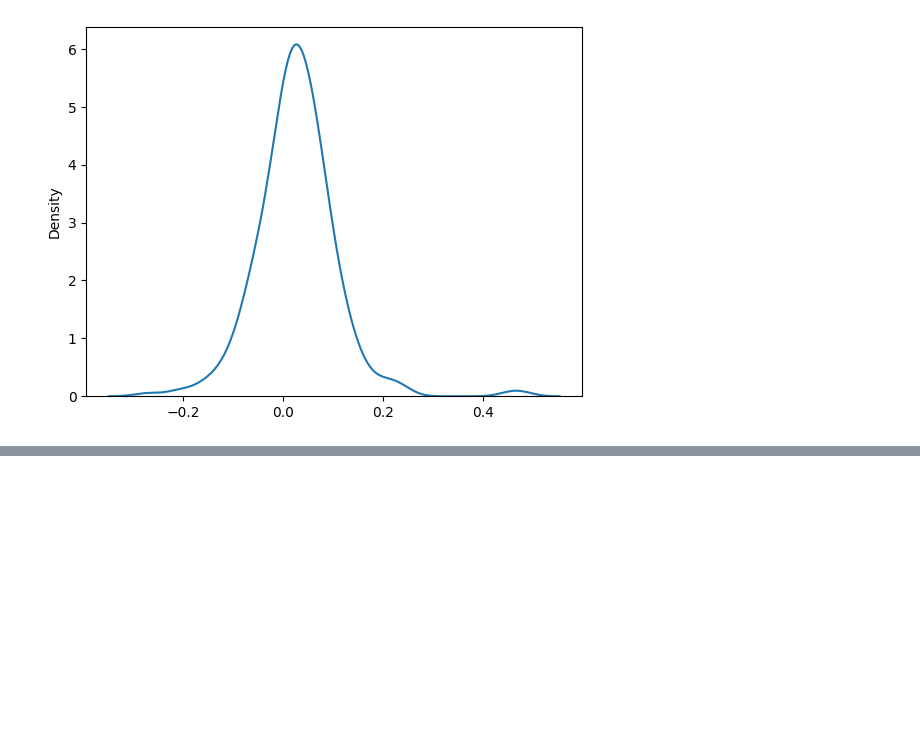
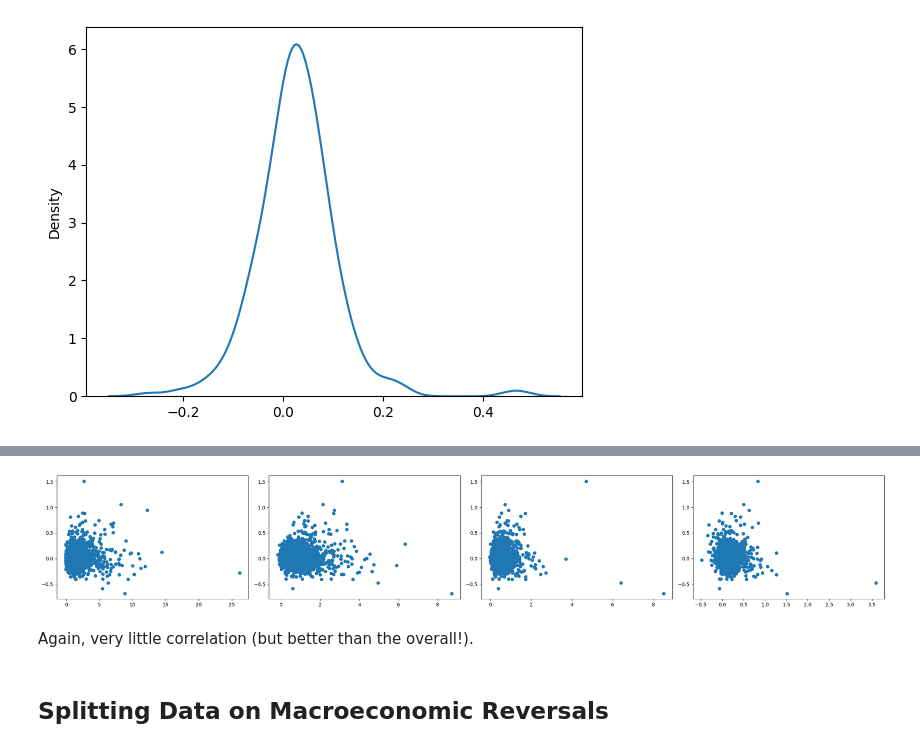
Before and after one commit to zdravoj/stock-bot, a Jupyter notebook: trading_sandbox.ipynb, the cells around one changed output, grey strips where cells are left out. Cells and saved outputs as stored; diff of their text form; code cells hidden in the pictures; blank space fills up the shorter version.

Commit message:
exploration in applying linear regression to cascading strategy

```diff
--- a/trading_sandbox.ipynb
+++ b/trading_sandbox.ipynb
@@ -1198,0 +1226,37 @@ sns.kdeplot(strategy_returns_pct);
+# %%
+# dataframe of cascading percent returns (12, 6, 3, & 1 month, & returns)
+def cascading_momentum_monthly_df(analysis_month_end, return_month_end, monthly_returns_df, twelve_m, six_m, three_m):
+    top10 = get_top10_momentum_stocks(analysis_month_end, sp500_12m, sp500_6m, sp500_3m)
+    top10_12m = twelve_m.loc[analysis_month_end, top10]
+    top10_6m = six_m.loc[analysis_month_end, top10]
+    top10_3m = three_m.loc[analysis_month_end, top10]
+    top10_1m = monthly_returns_df.loc[analysis_month_end, top10]
+    pct_returns = monthly_returns_df.loc[return_month_end, top10]
+
+    return_df = pd.DataFrame(
+        data= zip(top10_12m, top10_6m, top10_3m, top10_1m, pct_returns),
+        columns= ['12m', '6m', '3m', '1m', 'return'],
+        index= top10
+    )
+
+    return return_df.apply(lambda x: x-1)
+# %%
+# analysis and return months for testing
+analysis_months = sp500_12m.index[:-1]
+return_months = sp500_12m.index[1:]
+# %%
+# dataframe for regression
+strategy_lr_df = pd.concat(
+    [
+        cascading_momentum_monthly_df(
+                analysis_month_end= analysis_months[i],
+                return_month_end= return_months[i],
+                monthly_returns_df= sp500_monthly_pct_ret,
+                twelve_m= sp500_12m,
+                six_m= sp500_6m,
+                three_m= sp500_3m
+        ) for i in range(len(analysis_months))
+    ],
+    axis= 0,
+    ignore_index= True
+)
@@ -1198,0 +1366,14 @@ sns.kdeplot(strategy_returns_pct);
+# %%
+# scatterplots of rolling returns against final month returns
+fig, axs = plt.subplots(nrows=1, ncols=4, figsize= [24, 4])
+axs[0].scatter(strategy_lr_df['12m'], strategy_lr_df['return'])
+axs[1].scatter(strategy_lr_df['6m'], strategy_lr_df['return'])
+axs[2].scatter(strategy_lr_df['3m'], strategy_lr_df['return'])
+axs[3].scatter(strategy_lr_df['1m'], strategy_lr_df['return'])
+fig.tight_layout();
+# %% [output]
+[figure, added]
+# %% [markdown]
+Again, very little correlation (but better than the overall!).
+# %% [markdown]
+## Splitting Data on Macroeconomic Reversals
```
Also changed, not shown: parts of 17 cells of this notebook.
